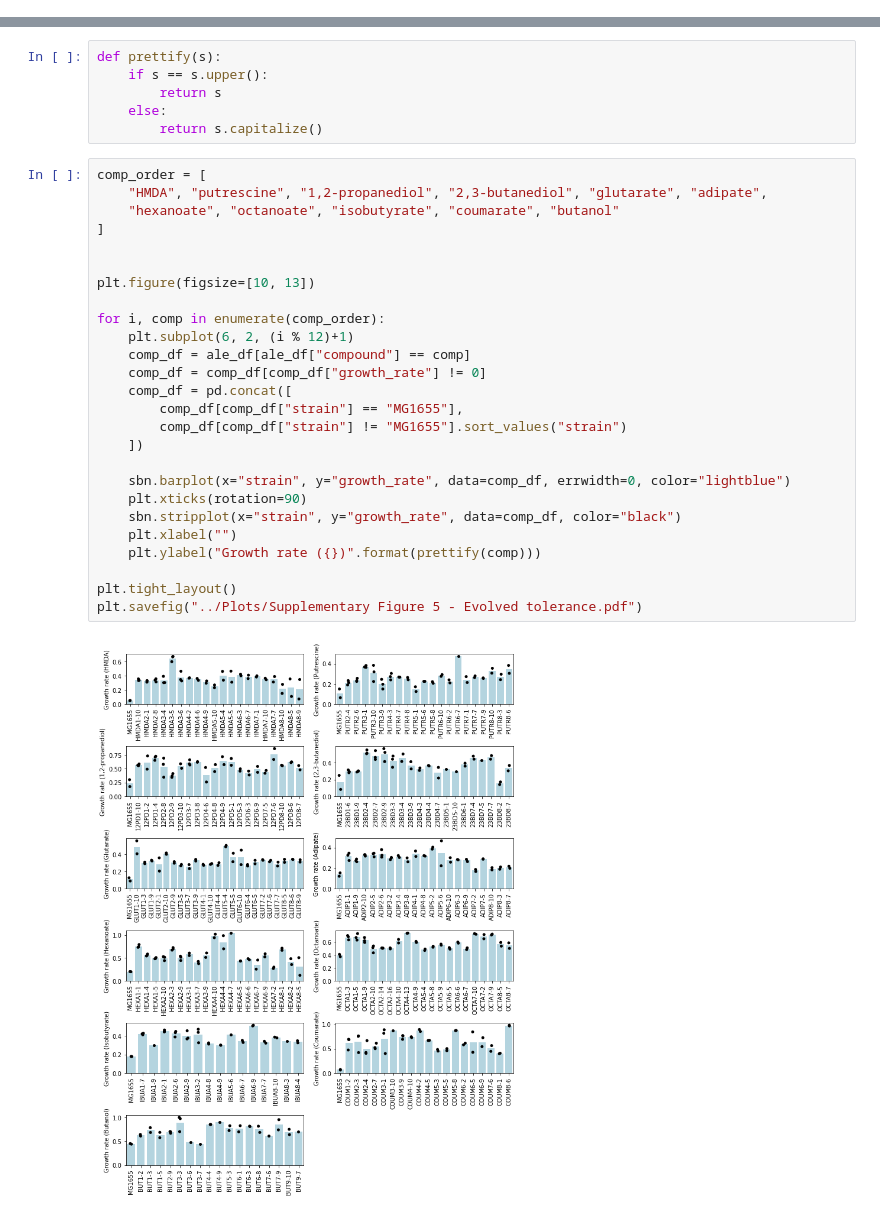
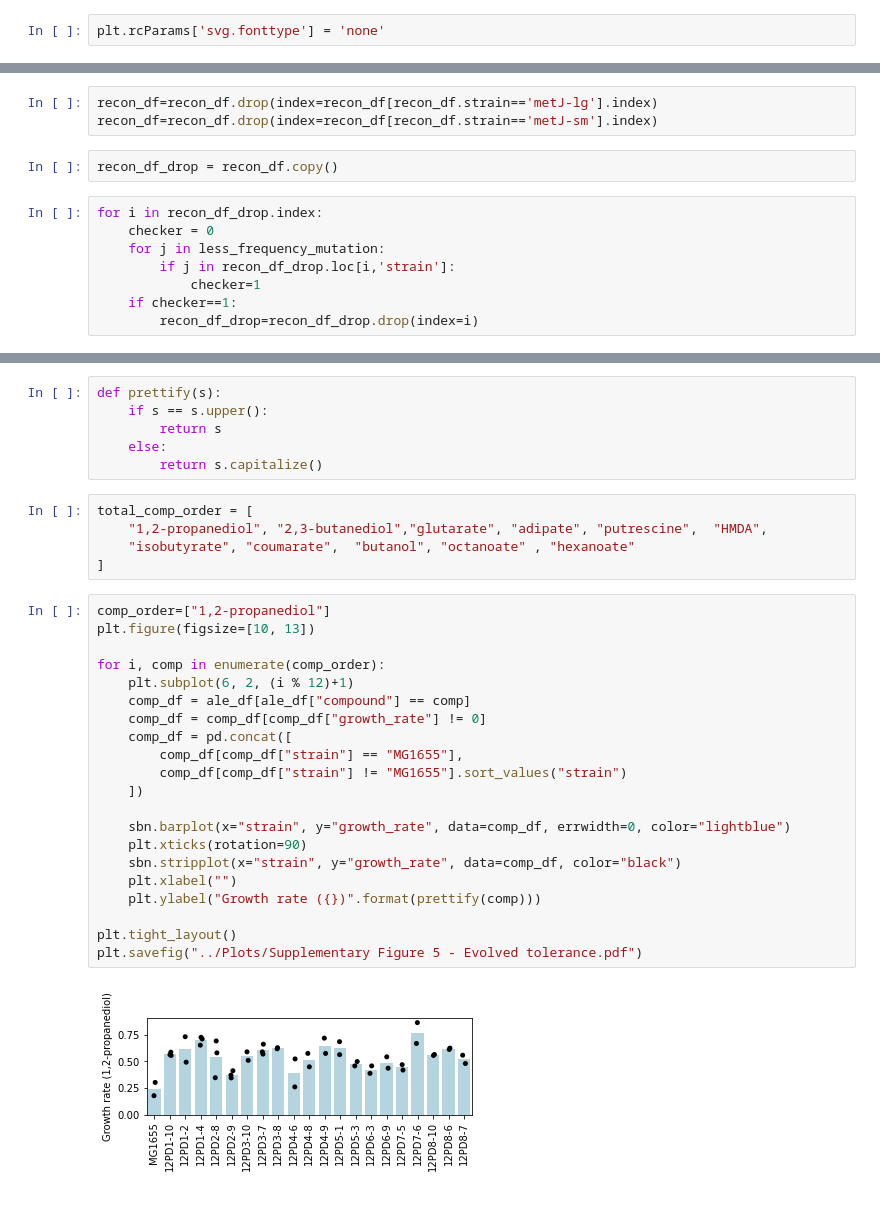
Before and after one commit to SBRG/Ecoli_chem_tol_ALE, a Jupyter notebook: Notebooks/FS5+6 - ALE and reconstructed strain tolerance.ipynb, the cells around one changed output, grey strips where cells are left out. Drawn from its saved outputs; the diff is of its cells as text.

```diff
--- a/Notebooks/FS5+6 - ALE and reconstructed strain tolerance.ipynb
+++ b/Notebooks/FS5+6 - ALE and reconstructed strain tolerance.ipynb
@@ -15,3 +15,5 @@ for comp in comp_list:
 
 recon_df["replicate"] = recon_df["strain"]
 recon_df["strain"] = recon_df["replicate"].map(lambda x: x[:-2])
+# %%
+plt.rcParams['svg.fonttype'] = 'none'
@@ -17,0 +55,13 @@ recon_df["strain"] = recon_df["replicate"].map(lambda x: x[:-2])
+# %%
+recon_df=recon_df.drop(index=recon_df[recon_df.strain=='metJ-lg'].index)
+recon_df=recon_df.drop(index=recon_df[recon_df.strain=='metJ-sm'].index)
+# %%
+recon_df_drop = recon_df.copy()
+# %%
+for i in recon_df_drop.index:
+    checker = 0
+    for j in less_frequency_mutation:
+        if j in recon_df_drop.loc[i,'strain']:
+            checker=1
+    if checker==1:
+        recon_df_drop=recon_df_drop.drop(index=i)
@@ -21,31 +97,31 @@ def prettify(s):
         return s
     else:
         return s.capitalize()
+# %%
+total_comp_order = [
+    "1,2-propanediol", "2,3-butanediol","glutarate", "adipate", "putrescine",  "HMDA",
+    "isobutyrate", "coumarate",  "butanol", "octanoate" , "hexanoate"
+]
 # %%
-comp_order = [
-    "HMDA", "putrescine", "1,2-propanediol", "2,3-butanediol", "glutarate", "adipate",
-    "hexanoate", "octanoate", "isobutyrate", "coumarate", "butanol"
-]
-
-
+comp_order=["1,2-propanediol"]
 plt.figure(figsize=[10, 13])
 
 for i, comp in enumerate(comp_order):
     plt.subplot(6, 2, (i % 12)+1)
     comp_df = ale_df[ale_df["compound"] == comp]
     comp_df = comp_df[comp_df["growth_rate"] != 0]
     comp_df = pd.concat([
         comp_df[comp_df["strain"] == "MG1655"],
         comp_df[comp_df["strain"] != "MG1655"].sort_values("strain")
     ])
 
     sbn.barplot(x="strain", y="growth_rate", data=comp_df, errwidth=0, color="lightblue")
     plt.xticks(rotation=90)
     sbn.stripplot(x="strain", y="growth_rate", data=comp_df, color="black")
     plt.xlabel("")
     plt.ylabel("Growth rate ({})".format(prettify(comp)))
 
 plt.tight_layout()
 plt.savefig("../Plots/Supplementary Figure 5 - Evolved tolerance.pdf")
 # %% [output]
-[figure, old version]
+[figure, new version]
```
Also changed, not shown: parts of 30 cells of this notebook, 27 other files.
